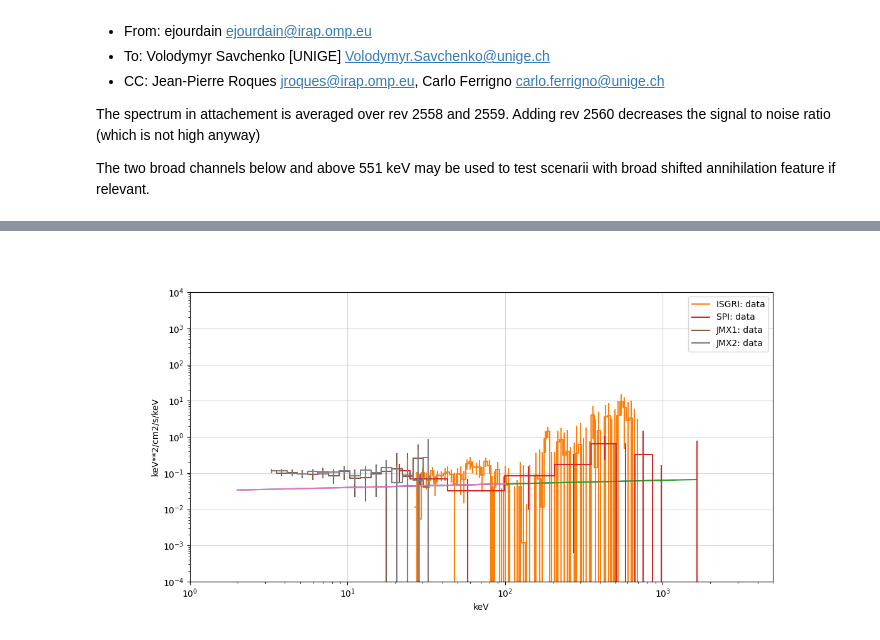
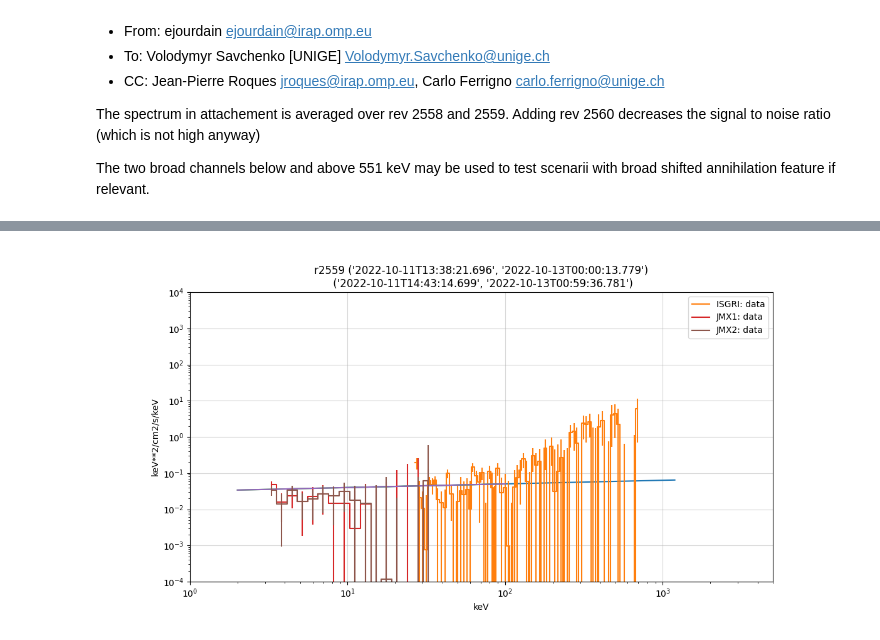
Before and after one commit to volodymyrss/grb221009, a Jupyter notebook: spectrum.ipynb, the cells around one changed output, grey strips where cells are left out. Drawn from its saved outputs; the diff is of its cells as text; code cells hidden in the pictures.

```diff
--- a/spectrum.ipynb
+++ b/spectrum.ipynb
@@ -32,9 +32,9 @@ Installing collected packages: ogip
       Successfully uninstalled ogip-0.2.1
 Successfully installed ogip-0.2.1
 # %%
-# oda:version "v1.17"
+# oda:version "v1.19"
 
-focus_obs_name='r2558'
+focus_obs_name='r2559'
 # %% [markdown]
 * Subject: 	Re: GRB221009A
 * Date: 	Fri, 28 Oct 2022 17:37:00 +0200
@@ -158,8 +160,8 @@ from ogip.spec import PHAI, RMF, rebin, log_bins
 from ogip.tools import plot as plot_spec
 
 
-isgri_pha = PHAI.from_file_name("IBIS_spectrum_GRB221009A.fits")
-isgri_rmf = RMF.from_file_name("IBIS_rmf_GRB221009A.fits")
+# isgri_pha = PHAI.from_file_name("IBIS_spectrum_GRB221009A.fits")
+# isgri_rmf = RMF.from_file_name("IBIS_rmf_GRB221009A.fits")
 
 isgri_pha_rebinned, isgri_rmf_rebinned = rebin(isgri_pha, isgri_rmf, log_bins(50, 25, 700))
 
@@ -181,37 +183,42 @@ for unfolded in True, False:
     isgri_rmf_rebinned.to_fits("isgri_rebinned_rmf.fits")
 
     # plot_spec(spi_pha_rebinned, model, spi_rmf_rebinned, fig=f, label_prefix="SPI", unfolded=unfolded, e_power=e_power)
-    plot_spec(spi_pha, model, spi_rmf, fig=f, label_prefix="SPI", unfolded=unfolded, e_power=e_power)
+
+    if 'r25589' in focus_obs_name:
+        plot_spec(spi_pha, model, spi_rmf, fig=f, label_prefix="SPI", unfolded=unfolded, e_power=e_power)
+
     plot_spec(jmx1_pha, model, jmx1_rmf, arf=jmx1_arf, fig=f, label_prefix="JMX1", unfolded=unfolded, e_power=e_power)
     plot_spec(jmx2_pha, model, jmx2_rmf, arf=jmx2_arf, fig=f, label_prefix="JMX2", unfolded=unfolded, e_power=e_power)
 
     # early and total jemxX spec are weird
 
     if unfolded:
         plt.ylabel(f"keV**{e_power}/cm2/s/keV")
     else:
         plt.ylabel("counts/s/keV")
 
     plt.xlabel("keV")
 
     plt.xlim([1, 5e3])
     plt.ylim([1e-4, 1e4])
     # plt.loglog()
 
     plt.grid(alpha=0.5)
 
+    plt.title(f"{focus_obs_name} {spec2isot12(jmx1_pha)}\n {spec2isot12(isgri_pha)}")
+
     fn_png = f"spec_afterglow_counts_{'un' if unfolded else ''}folded.png"
     plt.savefig(fn_png.replace(".png", ".pdf"))
     plt.savefig(fn_png)
 
 from IPython.display import Image
 Image("spec_afterglow_counts_unfolded.png")
 # Image("spec_afterglow_counts_True.png")
 
     # TODO: add in grey other data
     # TODO: plot by period
 # %% [output]
-[figure, old version]
+[figure, new version]
 # %%
 import numpy as np
 # %%
```
Also changed, not shown: parts of 5 cells of this notebook, 1 other file.
